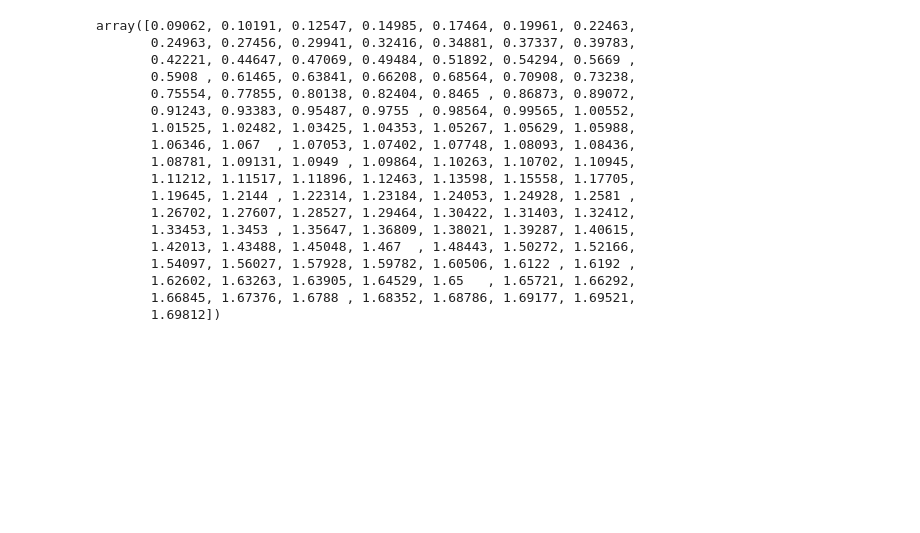
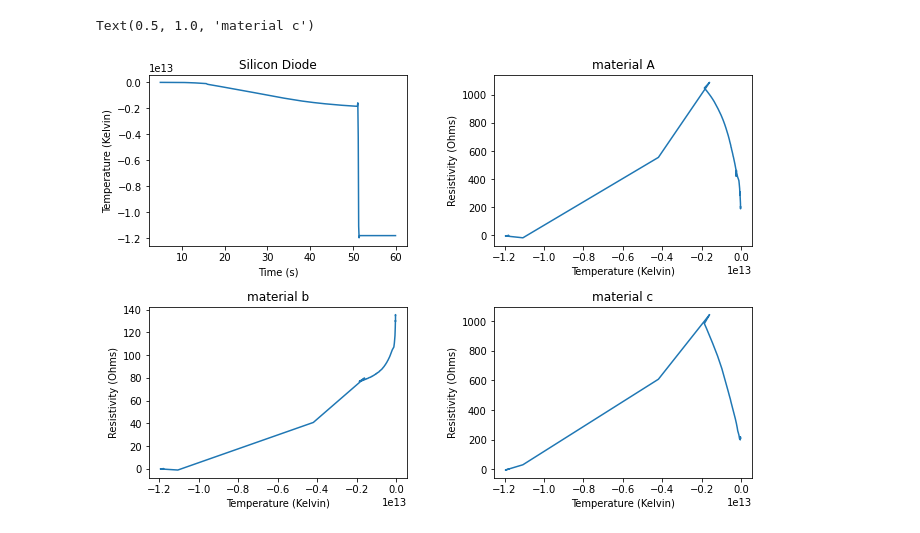
Before and after one commit to cwru-robin/Phys301, a Jupyter notebook: Resistivity/A1.ipynb, the cells around one changed output. Saved outputs shown, nothing was run; the diff lists cells and outputs as text; code cells hidden in the pictures; blank space fills up the shorter version.

```diff
--- a/Resistivity/A1.ipynb
+++ b/Resistivity/A1.ipynb
@@ -47,24 +75,4 @@ trails3 =np.loadtxt("norm/1017_RXC_super3.txt",)
 # %%
 tempconversion=np.flip(pd.read_csv("Si_Diode_Specs_New.csv", header=None).to_numpy().T,axis=1)
-tempconversion[1]
-# %% [output]
-array([0.09062, 0.10191, 0.12547, 0.14985, 0.17464, 0.19961, 0.22463,
-       0.24963, 0.27456, 0.29941, 0.32416, 0.34881, 0.37337, 0.39783,
-       0.42221, 0.44647, 0.47069, 0.49484, 0.51892, 0.54294, 0.5669 ,
-       0.5908 , 0.61465, 0.63841, 0.66208, 0.68564, 0.70908, 0.73238,
-       0.75554, 0.77855, 0.80138, 0.82404, 0.8465 , 0.86873, 0.89072,
-       0.91243, 0.93383, 0.95487, 0.9755 , 0.98564, 0.99565, 1.00552,
-       1.01525, 1.02482, 1.03425, 1.04353, 1.05267, 1.05629, 1.05988,
-       1.06346, 1.067  , 1.07053, 1.07402, 1.07748, 1.08093, 1.08436,
-       1.08781, 1.09131, 1.0949 , 1.09864, 1.10263, 1.10702, 1.10945,
-       1.11212, 1.11517, 1.11896, 1.12463, 1.13598, 1.15558, 1.17705,
-       1.19645, 1.2144 , 1.22314, 1.23184, 1.24053, 1.24928, 1.2581 ,
-       1.26702, 1.27607, 1.28527, 1.29464, 1.30422, 1.31403, 1.32412,
-       1.33453, 1.3453 , 1.35647, 1.36809, 1.38021, 1.39287, 1.40615,
-       1.42013, 1.43488, 1.45048, 1.467  , 1.48443, 1.50272, 1.52166,
-       1.54097, 1.56027, 1.57928, 1.59782, 1.60506, 1.6122 , 1.6192 ,
-       1.62602, 1.63263, 1.63905, 1.64529, 1.65   , 1.65721, 1.66292,
-       1.66845, 1.67376, 1.6788 , 1.68352, 1.68786, 1.69177, 1.69521,
-       1.69812])
 # %%
 tempconspline= inter.InterpolatedUnivariateSpline(tempconversion[1],tempconversion[0])
@@ -72 +88,26 @@ trail4[0]=tempconspline(trail4[0])
+# %%
+xfinerange=np.arange(5,60,0.1)
+
+fig, ax = plt.subplots(nrows=2, ncols=2)
+fig.tight_layout(pad=1.5)
+fig.subplots_adjust(bottom=0.1, right=1.5, top=1.5)
+ax[0][0].plot(xfinerange,splines[0](xfinerange))
+ax[0][0].set_ylabel("Temperature (Kelvin)")
+ax[0][0].set_xlabel("Time (s)")
+ax[0][0].set_title("Silicon Diode")
+ax[0][1].plot(splines[0](xfinerange),splines[1](xfinerange))
+ax[0][1].set_ylabel("Resistivity (Ohms)")
+ax[0][1].set_xlabel("Temperature (Kelvin)")
+ax[0][1].set_title("material A")
+ax[1][0].plot(splines[0](xfinerange),splines[2](xfinerange))
+ax[1][0].set_ylabel("Resistivity (Ohms)")
+ax[1][0].set_xlabel("Temperature (Kelvin)")
+ax[1][0].set_title("material b")
+ax[1][1].plot(splines[0](xfinerange),splines[3](xfinerange))
+ax[1][1].set_ylabel("Resistivity (Ohms)")
+ax[1][1].set_xlabel("Temperature (Kelvin)")
+ax[1][1].set_title("material c")
+# %% [output]
+Text(0.5, 1.0, 'material c')
+[figure, added]
 # %%
```
Also changed, not shown: parts of 9 cells of this notebook.
